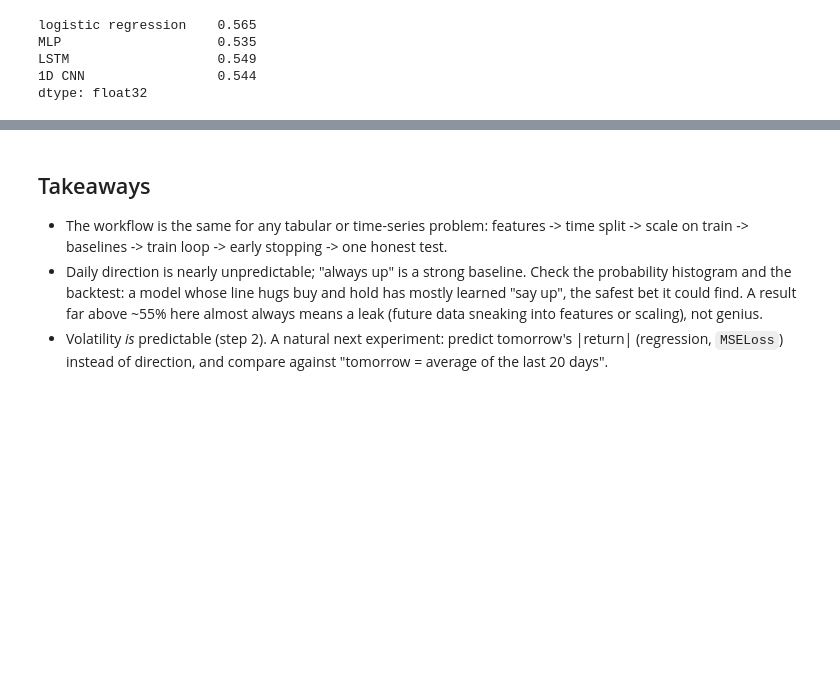
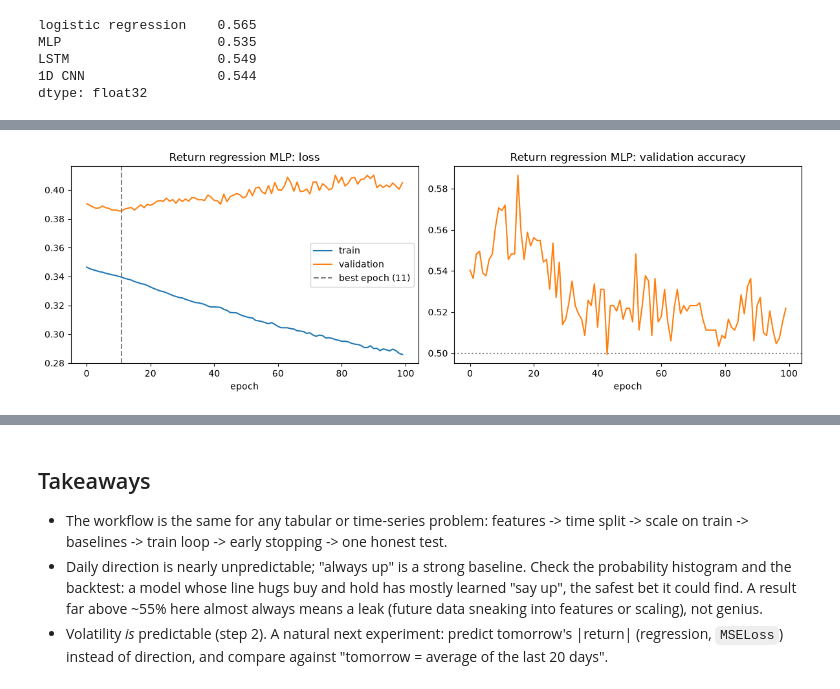
Before and after one commit to zaxovaiko/machine-learning, a Jupyter notebook: neural_networks/market_direction/market_direction.ipynb, the cells around one changed output, grey strips where cells are left out. Drawn from its saved outputs; the diff is of its cells as text; code cells hidden in the pictures; blank space fills up the shorter version.

Commit message:
feat: add next close regression step

```diff
--- a/neural_networks/market_direction/market_direction.ipynb
+++ b/neural_networks/market_direction/market_direction.ipynb
@@ -250,10 +250,10 @@ One pass over the training data = one **epoch**, done in shuffled mini-batches (
 fine: each row already carries its own past). After each epoch we measure validation loss and keep the weights
 from the best epoch (**early stopping**).
 # %%
-def train_model(model, X_tr, y_tr, X_va, y_va, epochs=100, lr=1e-3, weight_decay=0.0, batch_size=256):
+def train_model(model, X_tr, y_tr, X_va, y_va, epochs=100, lr=1e-3, weight_decay=0.0, batch_size=256, loss_fn=None):
     model = model.to(device)
     optimizer = torch.optim.Adam(model.parameters(), lr=lr, weight_decay=weight_decay)
-    loss_fn = nn.BCEWithLogitsLoss()
+    loss_fn = loss_fn or nn.BCEWithLogitsLoss()
     history = {"train_loss": [], "val_loss": [], "val_acc": []}
     best_loss, best_state = float("inf"), None
 
@@ -272,7 +272,8 @@ def train_model(model, X_tr, y_tr, X_va, y_va, epochs=100, lr=1e-3, weight_decay
             val_logits = model(X_va)
             history["train_loss"].append(loss_fn(model(X_tr), y_tr).item())
             history["val_loss"].append(loss_fn(val_logits, y_va).item())
-            history["val_acc"].append(((val_logits > 0).float() == y_va).float().mean().item())
+            # direction accuracy: works for 0/1 labels and for return targets alike
+            history["val_acc"].append(((val_logits > 0) == (y_va > 0)).float().mean().item())
         if history["val_loss"][-1] < best_loss:
             best_loss, best_state = history["val_loss"][-1], copy.deepcopy(model.state_dict())
 
@@ -591,0 +608,26 @@ dtype: float32
+# %%
+ret_std = train["next_ret"].std()
+
+
+def return_targets(df):
+    return torch.tensor(df["next_ret"].values / ret_std, dtype=torch.float32).unsqueeze(1).to(device)
+
+
+def predict_return(model, X):
+    model.eval()
+    with torch.no_grad():
+        return model(X).squeeze(1).cpu().numpy() * ret_std  # back to real returns
+
+
+reg_mlp = nn.Sequential(
+    nn.Linear(len(FEATURES), 64), nn.ReLU(), nn.Dropout(0.2),
+    nn.Linear(64, 32), nn.ReLU(), nn.Dropout(0.2),
+    nn.Linear(32, 1),  # no sigmoid: any real number
+)
+reg_history = train_model(
+    reg_mlp, X_train, return_targets(train), X_val, return_targets(val),
+    epochs=100, weight_decay=1e-4, loss_fn=nn.HuberLoss(),
+)
+plot_history(reg_history, "Return regression MLP")
+# %% [output]
+[figure, added]
```
Also changed, not shown: parts of 3 cells of this notebook.
